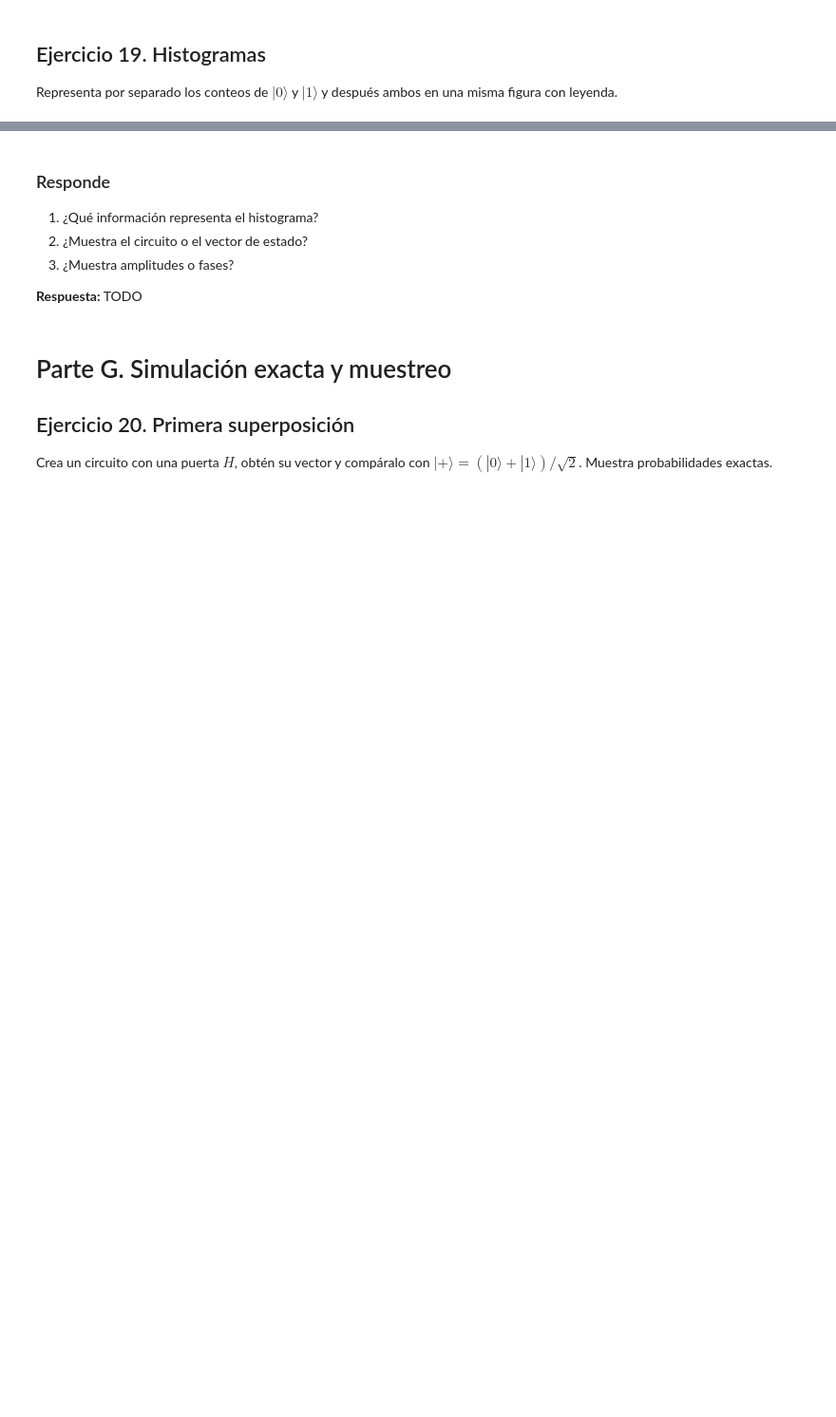
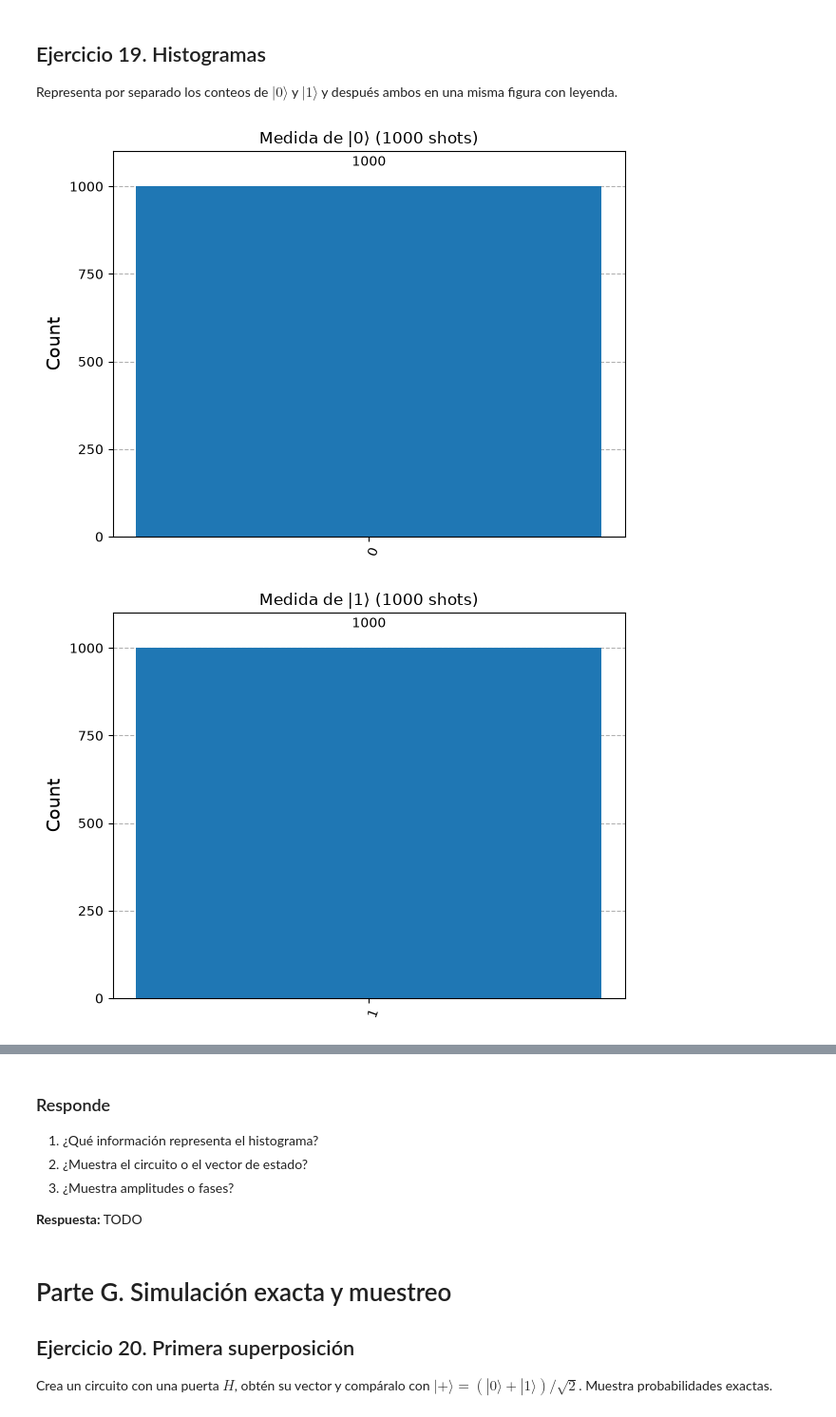
Before and after one commit to marta-perez-roldan/Computacion-Cuantica, a Jupyter notebook: Tema 2/2_practica1.ipynb, the cells around one changed output, grey strips where cells are left out. Shown at 95% size. Saved outputs shown, nothing was run; the diff lists cells and outputs as text; code cells hidden in the pictures; blank space fills up the shorter version.

```diff
--- a/Tema 2/2_practica1.ipynb
+++ b/Tema 2/2_practica1.ipynb
@@ -618,3 +640,10 @@ resultados_deterministas = []
 
 # TODO: ejecuta el circuito para cada número de shots
 # Usa conteos.get("0", 0) y conteos.get("1", 0)
+for shots in shots_estudiados_determinista:
+    trabajo = simulador.run(circuito_0_transpilado, shots=shots, seed_simulator=42)
+    resultado = trabajo.result()
+    conteos = resultado.get_counts()
+    total = conteos.get("0", 0) + conteos.get("1", 0)
+    resultados_deterministas.append((shots, conteos.get("0", 0), conteos.get("1", 0), total))
+    print(f"Shots: {shots}, Conteos: {conteos}, Total: {total}")
@@ -643,0 +676,21 @@ def ejecutar_con_shots(circuito, shots=1000, semilla=42):
+# %%
+def ejecutar_con_shots(circuito, shots=1000, semilla=42):
+    """Transpila y ejecuta un circuito con medidas."""
+    # TODO
+    if not isinstance(circuito, QuantumCircuit):
+        raise TypeError("Se esperaba un QuantumCircuit")
+    if isinstance(shots, bool) or not isinstance(shots, (int, np.integer)) or shots <= 0:
+        raise ValueError("El número de shots debe ser un entero positivo")
+    if not any(inst.operation.name == "measure" for inst in circuito.data):
+        raise ValueError("El circuito no contiene medidas")
+
+    transpilado = transpile(circuito, simulador)
+    resultado = simulador.run(transpilado, shots=shots, seed_simulator=semilla).result()
+    if not resultado.success:
+        raise RuntimeError("La simulación no se completó correctamente")
+    return resultado.get_counts()
+
+
+# TODO: prueba la función con |0> y |1>
+print("Prueba con |0>:", ejecutar_con_shots(circuito_medida_0))
+print("Prueba con |1>:", ejecutar_con_shots(circuito_medida_1))
@@ -669,0 +732,11 @@ Representa por separado los conteos de $|0\rangle$ y $|1\rangle$ y después ambo
+# %%
+# genera tres histogramas con plot_histogram()
+conteos_hist_0 = ejecutar_con_shots(circuito_medida_0)
+conteos_hist_1 = ejecutar_con_shots(circuito_medida_1)
+
+display(plot_histogram(conteos_hist_0, title="Medida de |0⟩ (1000 shots)"))
+display(plot_histogram(conteos_hist_1, title="Medida de |1⟩ (1000 shots)"))
+display(plot_histogram([conteos_hist_0, conteos_hist_1], legend=["|0⟩", "|1⟩"], title="Comparación de |0⟩ y |1⟩"))
+# %% [output]
+[figure, added]
+[figure, added]
```
Also changed, not shown: parts of 31 cells of this notebook, 1 other file.
